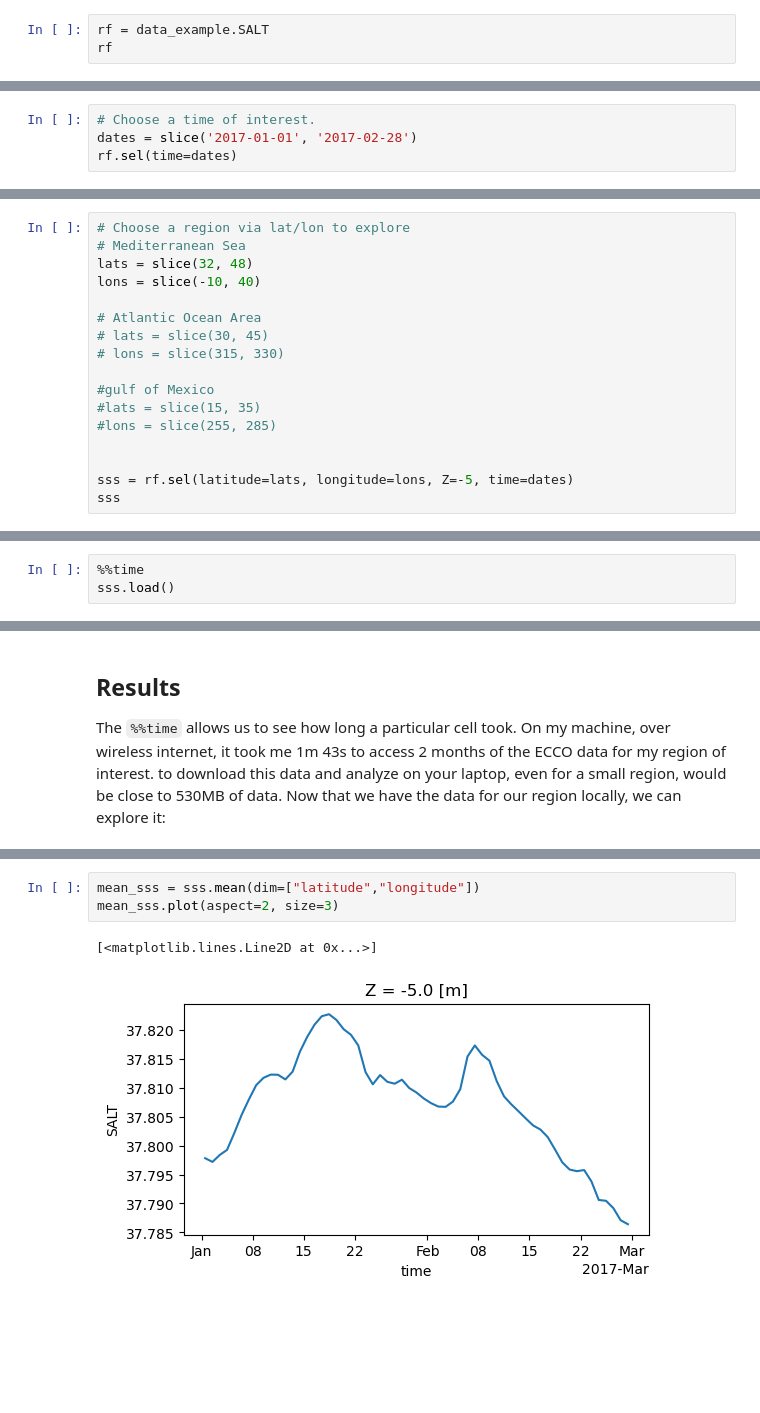
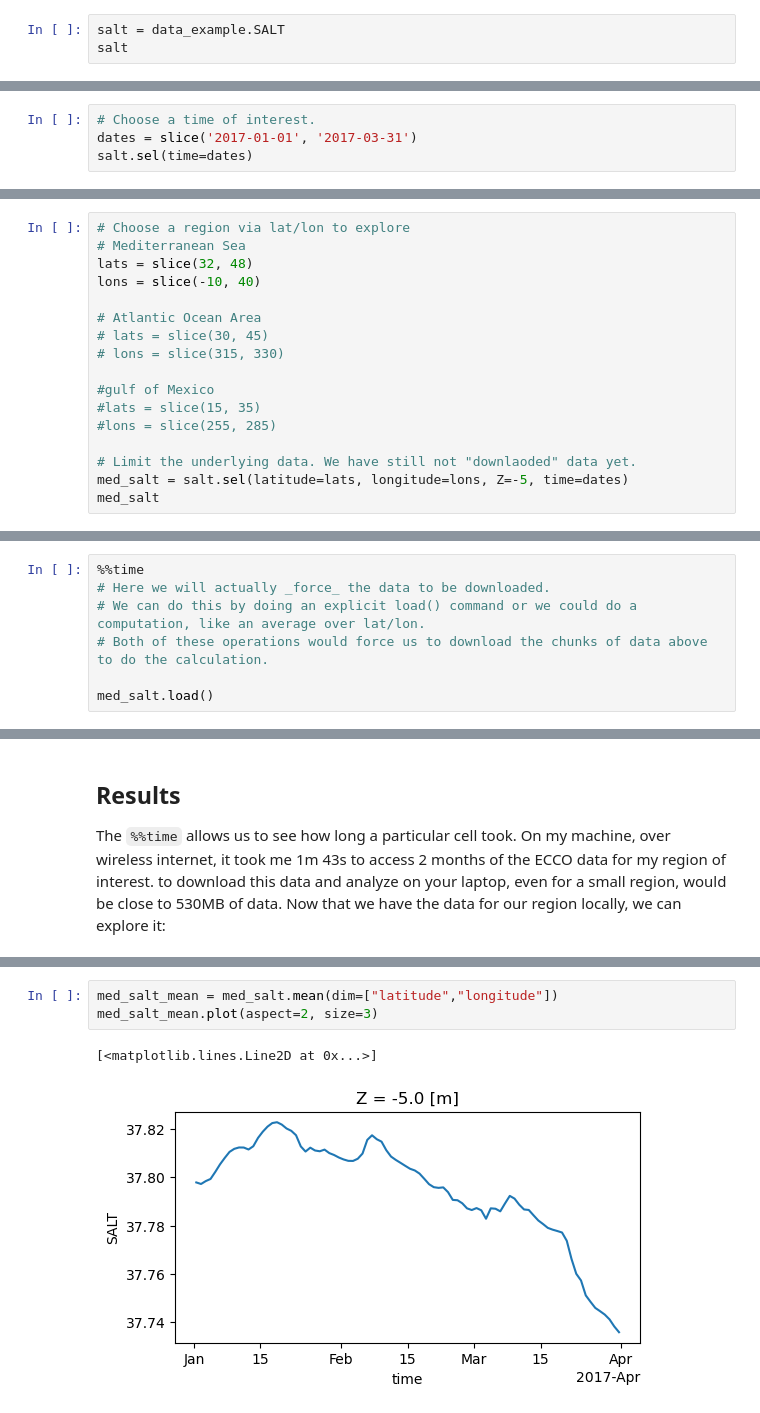
Before and after one commit to mike-gangl/cloud-optimized-generation, a Jupyter notebook: notebooks/ECCO_L4_TEMP_SALINITY_05DEG_DAILY_V4R4.ipynb, the cells around one changed output, grey strips where cells are left out. Saved outputs shown, nothing was run; the diff lists cells and outputs as text; blank space fills up the shorter version.

```diff
--- a/notebooks/ECCO_L4_TEMP_SALINITY_05DEG_DAILY_V4R4.ipynb
+++ b/notebooks/ECCO_L4_TEMP_SALINITY_05DEG_DAILY_V4R4.ipynb
@@ -231,7 +231,7 @@ LocalCluster(55716265, 'tcp://127.0.0.1:65436', workers=15, threads=15, memory=6
 View any work being done on the cluster here http://127.0.0.1:8787/status
 # %%
-rf = data_example.SALT
-rf
+salt = data_example.SALT
+salt
 # %% [output]
 <xarray.DataArray 'SALT' (time: 9497, Z: 50, latitude: 360, longitude: 720)> Size: 492GB dask.array<open_dataset-SALT, shape=(9497, 50, 360, 720), dtype=float32, chunksize=(1, 25, 180, 360), chunktype ...
 xarray.DataArray
@@ -262,5 +268,5 @@ Attributes: (0)
 # %%
 # Choose a time of interest.
-dates = slice('2017-01-01', '2017-02-28')
-rf.sel(time=dates)
+dates = slice('2017-01-01', '2017-03-31')
+salt.sel(time=dates)
 # %% [output]
@@ -304,7 +310,7 @@ lons = slice(-10, 40)
 #lats = slice(15, 35)
 #lons = slice(255, 285)
 
-
-sss = rf.sel(latitude=lats, longitude=lons, Z=-5, time=dates)
-sss
+# Limit the underlying data. We have still not "downlaoded" data yet.
+med_salt = salt.sel(latitude=lats, longitude=lons, Z=-5, time=dates)
+med_salt
 # %% [output]
@@ -335,5 +341,9 @@ PandasIndex(DatetimeIndex(['2017-01-01 12:00:00', '2017-01-02 12:00:00', '2017-0
 Attributes: (0)
 # %%
 %%time
-sss.load()
+# Here we will actually _force_ the data to be downloaded.
+# We can do this by doing an explicit load() command or we could do a computation, like an average over lat/lon.
+# Both of these operations would force us to download the chunks of data above to do the calculation.
+
+med_salt.load()
 # %% [output]
@@ -372,7 +383,7 @@ sss.plot()
 # %%
-mean_sss = sss.mean(dim=["latitude","longitude"])
-mean_sss.plot(aspect=2, size=3)
+med_salt_mean = med_salt.mean(dim=["latitude","longitude"])
+med_salt_mean.plot(aspect=2, size=3)
 # %% [output]
 [<matplotlib.lines.Line2D at 0x...>]
-[figure, old version]
+[figure, new version]
 # %%
```
Also changed, not shown: parts of 15 cells of this notebook, 2 other files.
